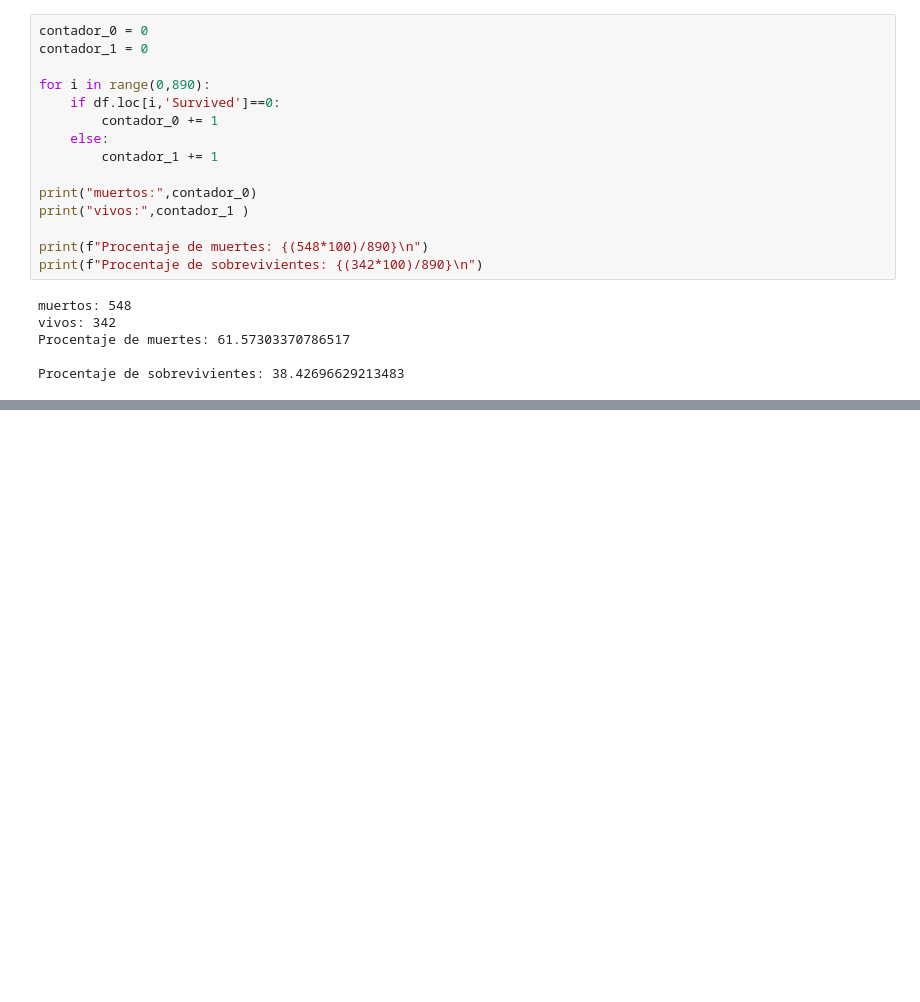
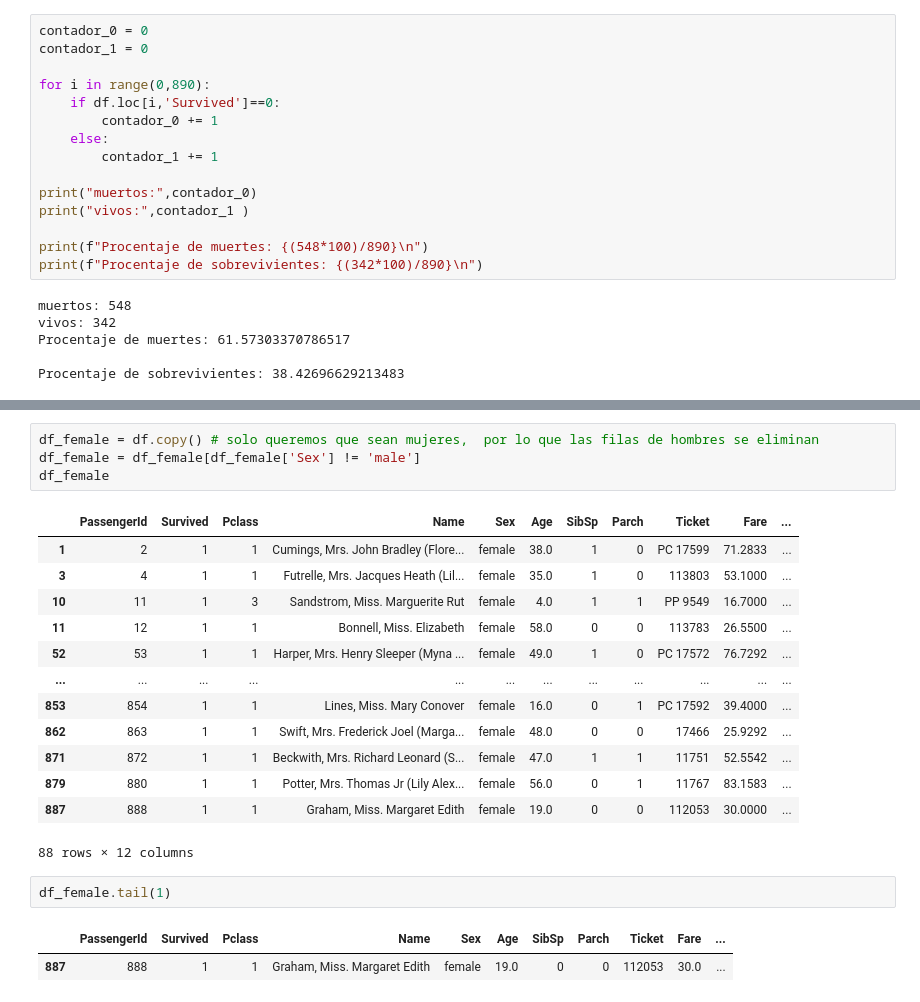
Before and after one commit to Gerardo-Huerta-Esc/Algorithms, a Jupyter notebook: Lore/Python/Ejercicios/Pandas/Ejercicio_007.ipynb, the cells around one changed output, grey strips where cells are left out. Cells and saved outputs as stored; diff of their text form; blank space fills up the shorter version.

```diff
--- a/Lore/Python/Ejercicios/Pandas/Ejercicio_007.ipynb
+++ b/Lore/Python/Ejercicios/Pandas/Ejercicio_007.ipynb
@@ -167,0 +204,23 @@ Procentaje de sobrevivientes: 38.42696629213483
+# %%
+df_female = df.copy() # solo queremos que sean mujeres,  por lo que las filas de hombres se eliminan
+df_female = df_female[df_female['Sex'] != 'male']
+df_female
+# %% [output]
+|  | PassengerId | Survived | Pclass | Name | Sex | Age | SibSp | Parch | Ticket | Fare | ... |
+| 1 | 2 | 1 | 1 | Cumings, Mrs. John Bradley (Flore... | female | 38.0 | 1 | 0 | PC 17599 | 71.2833 | ... |
+| 3 | 4 | 1 | 1 | Futrelle, Mrs. Jacques Heath (Lil... | female | 35.0 | 1 | 0 | 113803 | 53.1000 | ... |
+| 10 | 11 | 1 | 3 | Sandstrom, Miss. Marguerite Rut | female | 4.0 | 1 | 1 | PP 9549 | 16.7000 | ... |
+| 11 | 12 | 1 | 1 | Bonnell, Miss. Elizabeth | female | 58.0 | 0 | 0 | 113783 | 26.5500 | ... |
+| 52 | 53 | 1 | 1 | Harper, Mrs. Henry Sleeper (Myna ... | female | 49.0 | 1 | 0 | PC 17572 | 76.7292 | ... |
+| ... | ... | ... | ... | ... | ... | ... | ... | ... | ... | ... | ... |
+| 853 | 854 | 1 | 1 | Lines, Miss. Mary Conover | female | 16.0 | 0 | 1 | PC 17592 | 39.4000 | ... |
+| 862 | 863 | 1 | 1 | Swift, Mrs. Frederick Joel (Marga... | female | 48.0 | 0 | 0 | 17466 | 25.9292 | ... |
+| 871 | 872 | 1 | 1 | Beckwith, Mrs. Richard Leonard (S... | female | 47.0 | 1 | 1 | 11751 | 52.5542 | ... |
+| 879 | 880 | 1 | 1 | Potter, Mrs. Thomas Jr (Lily Alex... | female | 56.0 | 0 | 1 | 11767 | 83.1583 | ... |
+| 887 | 888 | 1 | 1 | Graham, Miss. Margaret Edith | female | 19.0 | 0 | 0 | 112053 | 30.0000 | ... |
+88 rows × 12 columns
+# %%
+df_female.tail(1)
+# %% [output]
+|  | PassengerId | Survived | Pclass | Name | Sex | Age | SibSp | Parch | Ticket | Fare | ... |
+| 887 | 888 | 1 | 1 | Graham, Miss. Margaret Edith | female | 19.0 | 0 | 0 | 112053 | 30.0 | ... |
```
Also changed, not shown: parts of 12 cells of this notebook.
